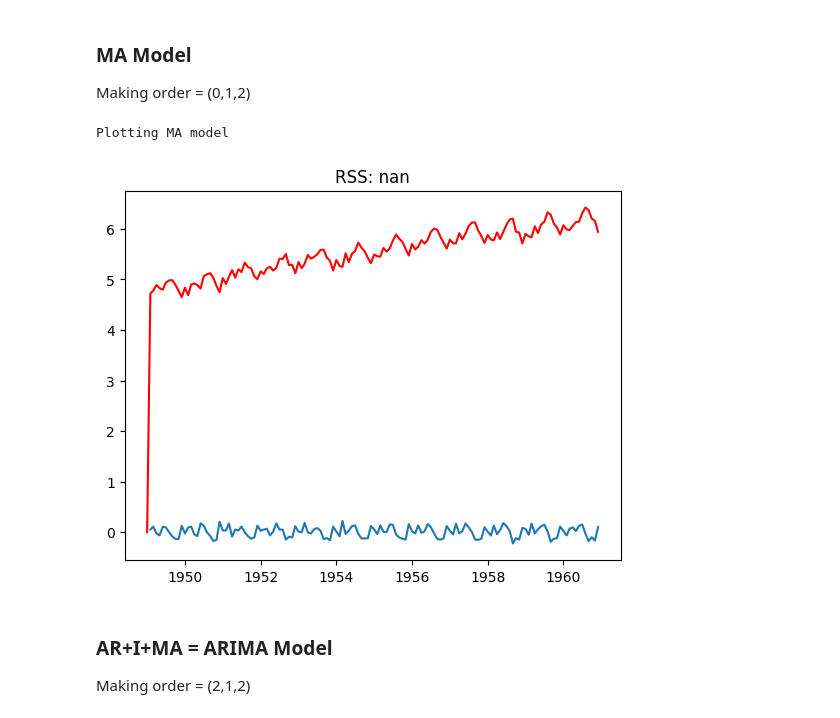
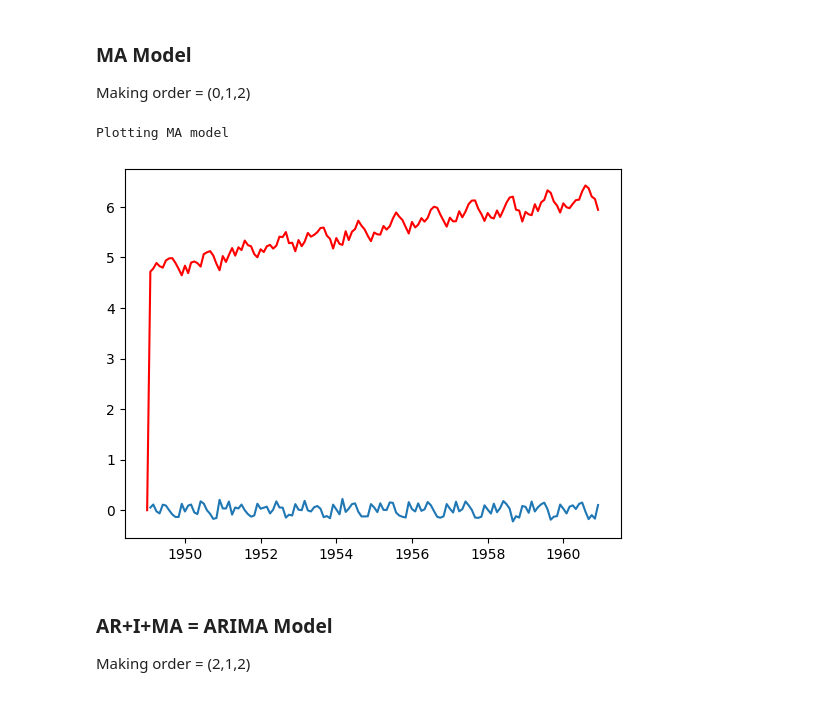
Before and after one commit to quantumhome/DataAnalysisCaseStudy, a Jupyter notebook: air_passengers_time_series_arima.ipynb, the cells around one changed output. Saved outputs shown, nothing was run; the diff lists cells and outputs as text; code cells hidden in the pictures.

```diff
--- a/air_passengers_time_series_arima.ipynb
+++ b/air_passengers_time_series_arima.ipynb
@@ -479,13 +493,13 @@ Making order = (0,1,2)
 # %%
 model2 = ARIMA(airpass_log, order=(0,1,2))
 results_MA = model2.fit()
 plt.plot(airpass_log_diff)
 plt.plot(results_MA.fittedvalues, color='red')
-plt.title('RSS: %.4f'%sum((results_MA.fittedvalues - airpass_log_diff['Passengers'])**2))
+#plt.title('RSS: %.4f'%sum((results_MA.fittedvalues - airpass_log_diff['Passengers'])**2))
 print('Plotting MA model')
 # %% [output]
 Plotting MA model
-[figure, old version]
+[figure, new version]
 # %% [markdown]
 ### **AR+I+MA = ARIMA Model**
 Making order = (2,1,2)
```
Also changed, not shown: parts of 4 cells of this notebook.
